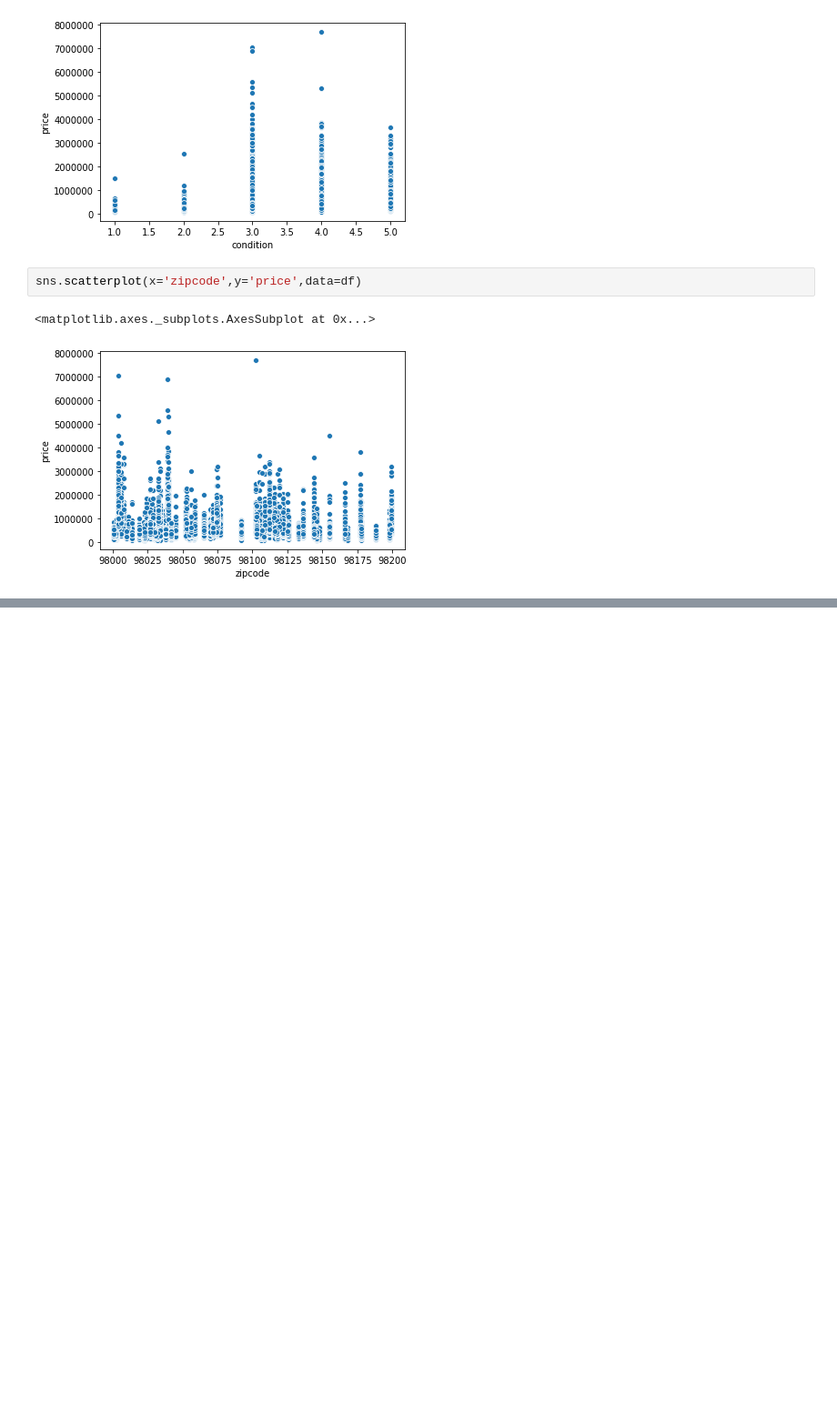
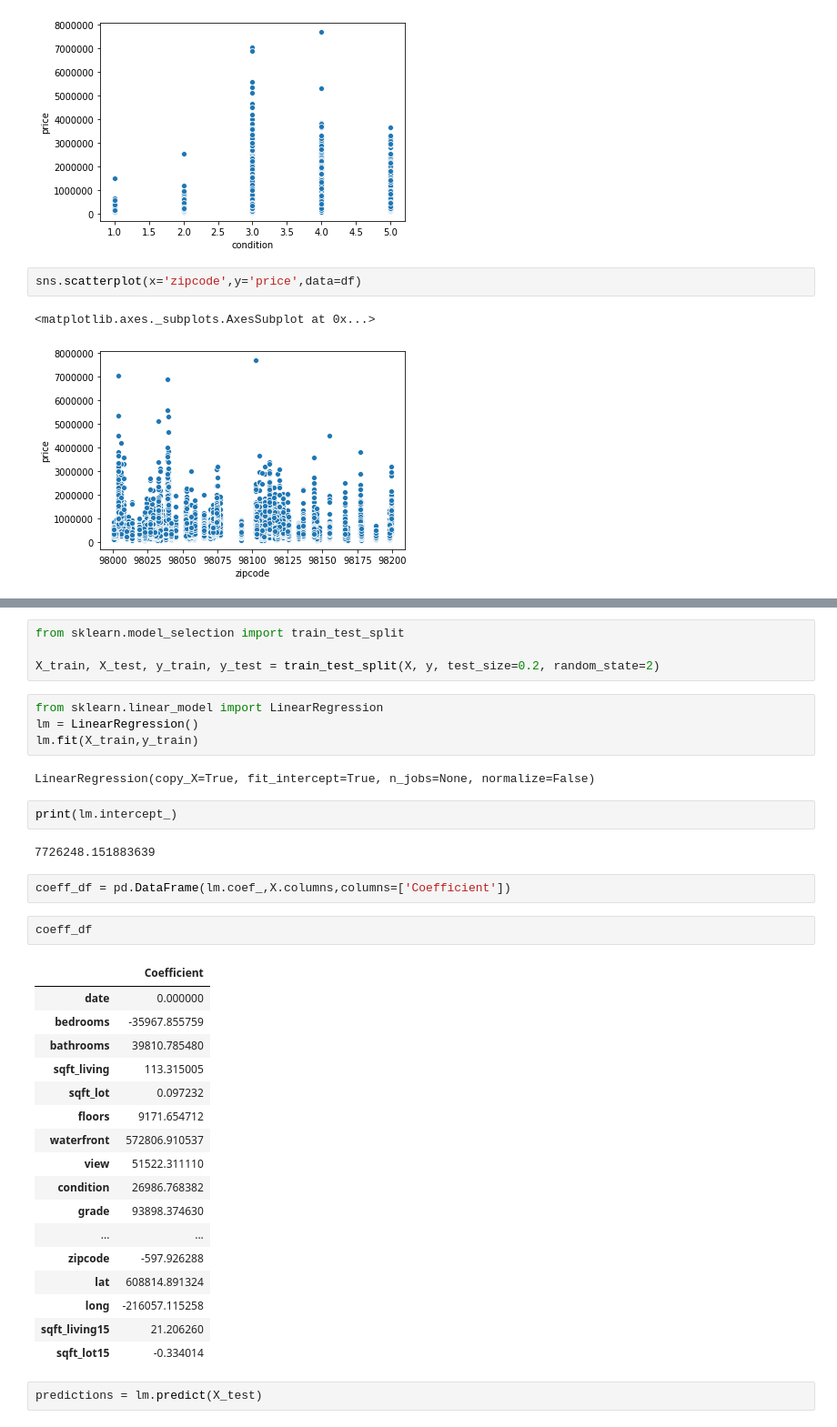
Before and after one commit to Saiyam-3/House-Pricing-Predictions, a Jupyter notebook: Housing.ipynb, the cells around one changed output, grey strips where cells are left out. Shown: that part at 91% size. Cells and saved outputs as stored; diff of their text form; blank space fills up the shorter version.

```diff
--- a/Housing.ipynb
+++ b/Housing.ipynb
@@ -142,0 +201,38 @@ sns.scatterplot(x='zipcode',y='price',data=df)
+# %%
+from sklearn.model_selection import train_test_split
+
+X_train, X_test, y_train, y_test = train_test_split(X, y, test_size=0.2, random_state=2)
+# %%
+from sklearn.linear_model import LinearRegression
+lm = LinearRegression()
+lm.fit(X_train,y_train)
+# %% [output]
+LinearRegression(copy_X=True, fit_intercept=True, n_jobs=None, normalize=False)
+# %%
+print(lm.intercept_)
+# %% [output]
+7726248.151883639
+# %%
+coeff_df = pd.DataFrame(lm.coef_,X.columns,columns=['Coefficient'])
+# %%
+coeff_df
+# %% [output]
+|  | Coefficient |
+| date | 0.000000 |
+| bedrooms | -35967.855759 |
+| bathrooms | 39810.785480 |
+| sqft_living | 113.315005 |
+| sqft_lot | 0.097232 |
+| floors | 9171.654712 |
+| waterfront | 572806.910537 |
+| view | 51522.311110 |
+| condition | 26986.768382 |
+| grade | 93898.374630 |
+| ... | ... |
+| zipcode | -597.926288 |
+| lat | 608814.891324 |
+| long | -216057.115258 |
+| sqft_living15 | 21.206260 |
+| sqft_lot15 | -0.334014 |
+# %%
+predictions = lm.predict(X_test)
```
Also changed, not shown: parts of 22 cells of this notebook.
